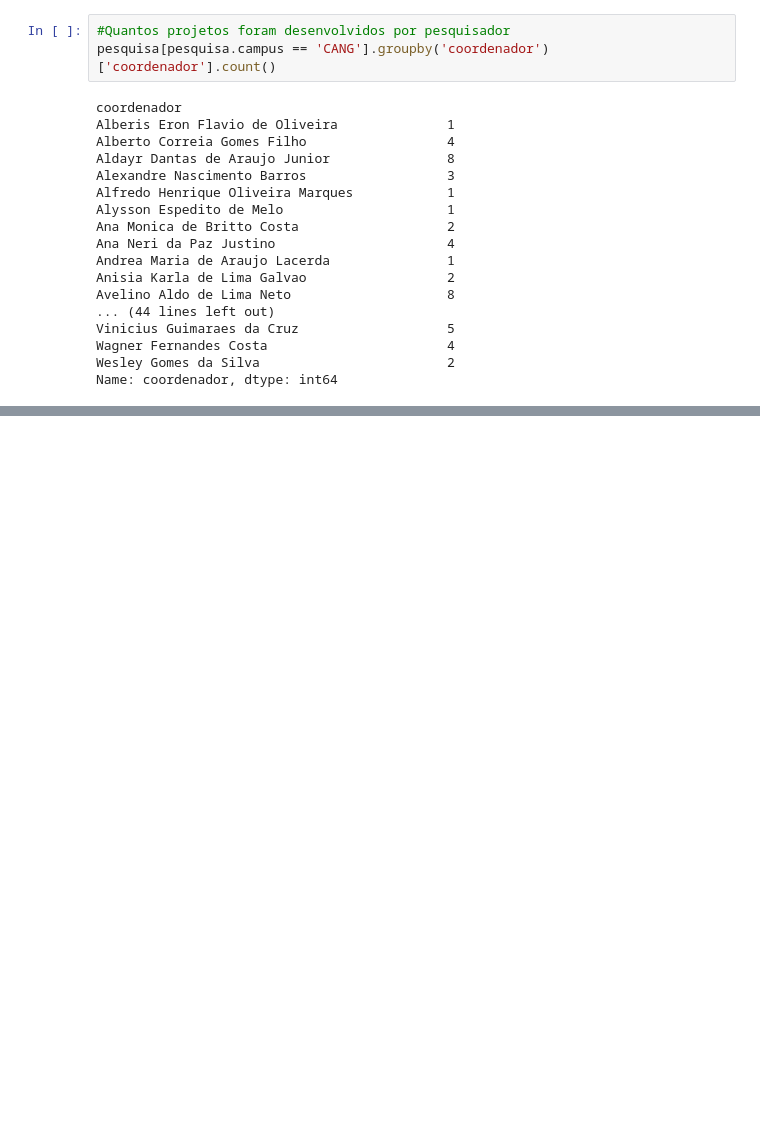
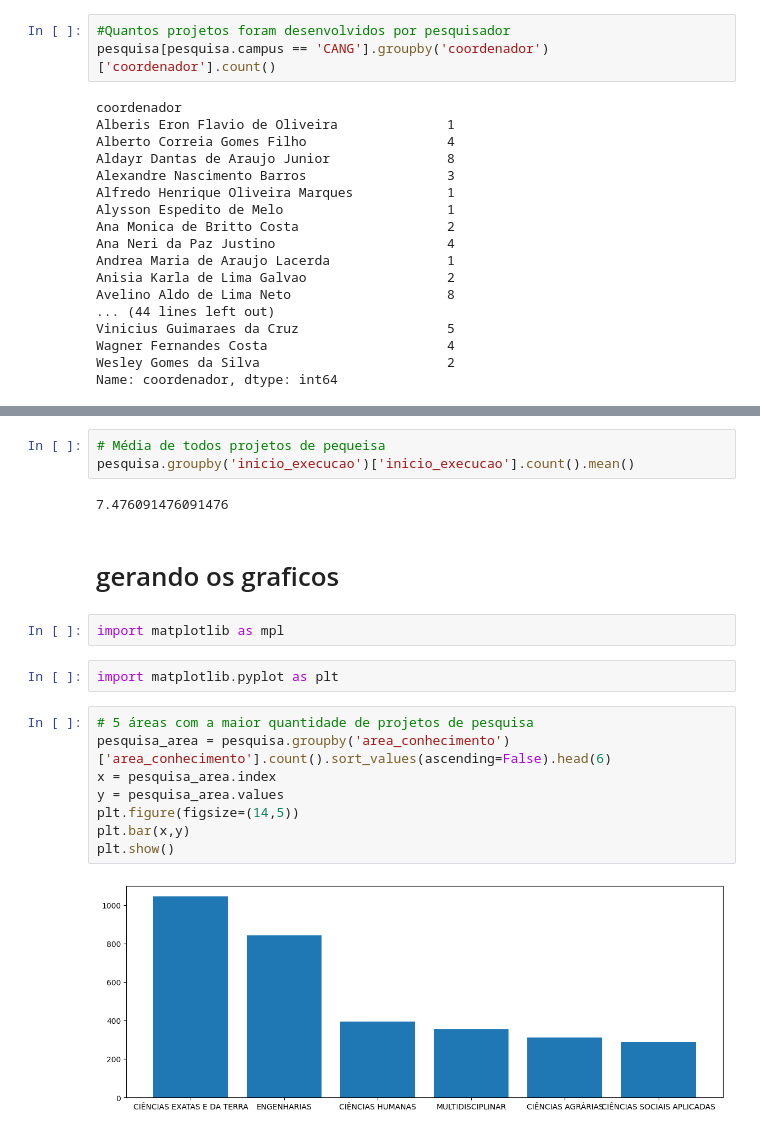
Before and after one commit to MatheusFLtechnology/tcc, a Jupyter notebook: Projetos_pesquisa.ipynb, the cells around one changed output, grey strips where cells are left out. Drawn from its saved outputs; the diff is of its cells as text; blank space fills up the shorter version.

```diff
--- a/Projetos_pesquisa.ipynb
+++ b/Projetos_pesquisa.ipynb
@@ -170,0 +255,21 @@ pesquisa.groupby('inicio_execucao')['inicio_execucao'].count()
+# %%
+# Média de todos projetos de pequeisa
+pesquisa.groupby('inicio_execucao')['inicio_execucao'].count().mean()
+# %% [output]
+7.476091476091476
+# %% [markdown]
+# gerando os graficos
+# %%
+import matplotlib as mpl
+# %%
+import matplotlib.pyplot as plt
+# %%
+# 5 áreas com a maior quantidade de projetos de pesquisa
+pesquisa_area = pesquisa.groupby('area_conhecimento')['area_conhecimento'].count().sort_values(ascending=False).head(6)
+x = pesquisa_area.index
+y = pesquisa_area.values
+plt.figure(figsize=(14,5))
+plt.bar(x,y)
+plt.show()
+# %% [output]
+[figure, added]
```
Also changed, not shown: parts of 19 cells of this notebook, 1 other file.
